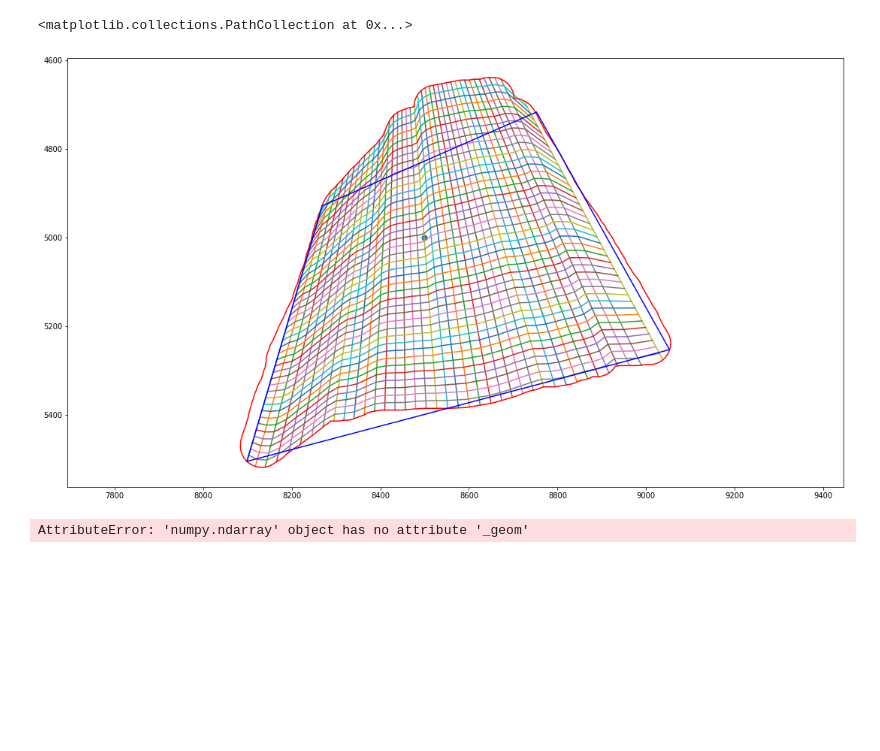
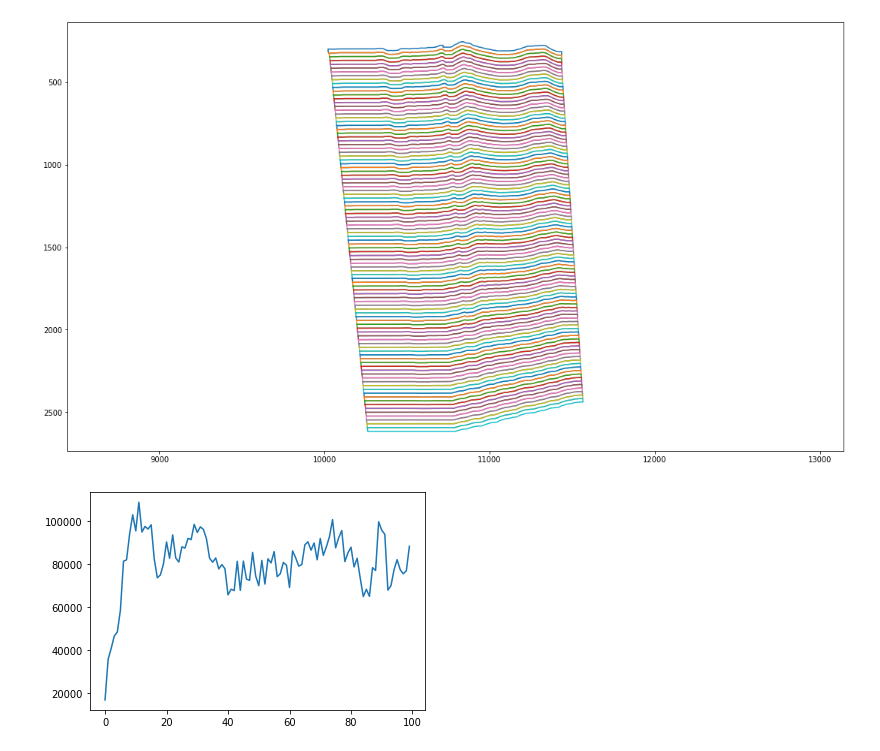
Before and after one commit to jacquemi-bbp/rat_sscx_nissl_analysis, a Jupyter notebook: notebook/depth_grid.ipynb, the cells around one changed output. Saved outputs shown, nothing was run; the diff lists cells and outputs as text; code cells hidden in the pictures; blank space fills up the shorter version.

```diff
--- a/notebook/depth_grid.ipynb
+++ b/notebook/depth_grid.ipynb
@@ -93,28 +141,21 @@ def create_grid(quadrilateral, s1_coordinates, nb_row, nb_col):
-# %%
-fig = plt.figure()
-fig.set_size_inches(18.5, 10.5)
-plt.axis('equal')
-plt.gca().invert_yaxis()
-vertical_lines, horizontal_lines = create_grid(quadrilateral, s1_coordinates, 40, 0)
-for line in vertical_lines:
-    line_coord = np.array(line)
-    plt.plot(line_coord[:,0], line_coord[:,1])
-
-
-for line in horizontal_lines:
-    line_coord = np.array(line)
-    plt.plot(line_coord[:,0], line_coord[:,1])
-
-plt.plot(s1_coordinates[:,0], s1_coordinates[:,1], 'r')
-plt.plot(quadrilateral[:,0], quadrilateral[:,1], 'b')
-
-cell_coor = np.array([8500, 5000])
-plt.scatter(cell_coor[0], cell_coor[1], s=50)
-# %% [output]
-<matplotlib.collections.PathCollection at 0x...>
-[figure, removed]
-# %%
-for line in vertical_lines:
-    print(nearest_points(line, cell_coor)[0])
-# %% [output]
-AttributeError: 'numpy.ndarray' object has no attribute '_geom'
+# %%
+split_polygons = []
+polygon_to_split = Polygon(s1_coordinates)
+for line in horizontal_lines:
+    split_result = split(polygon_to_split, line)
+
+    polygon_to_split = split_result[1]
+    split_polygons.append(split_result[0])
+
+
+split_polygons.append(polygon_to_split)
+
+fig = plt.figure()
+fig.set_size_inches(18.5, 10.5)
+plt.axis('equal')
+plt.gca().invert_yaxis()
+for polygon in split_polygons:
+    x,y = polygon.exterior.xy
+    plt.plot(x,y)
+# %% [output]
+[figure, added]
@@ -120,0 +178,5 @@ AttributeError: 'numpy.ndarray' object has no attribute '_geom'
+# %%
+plt.plot([i for i in range(nb_row)], desities)
+plt.show()
+# %% [output]
+[figure, added]
```
Also changed, not shown: parts of 11 cells of this notebook.
